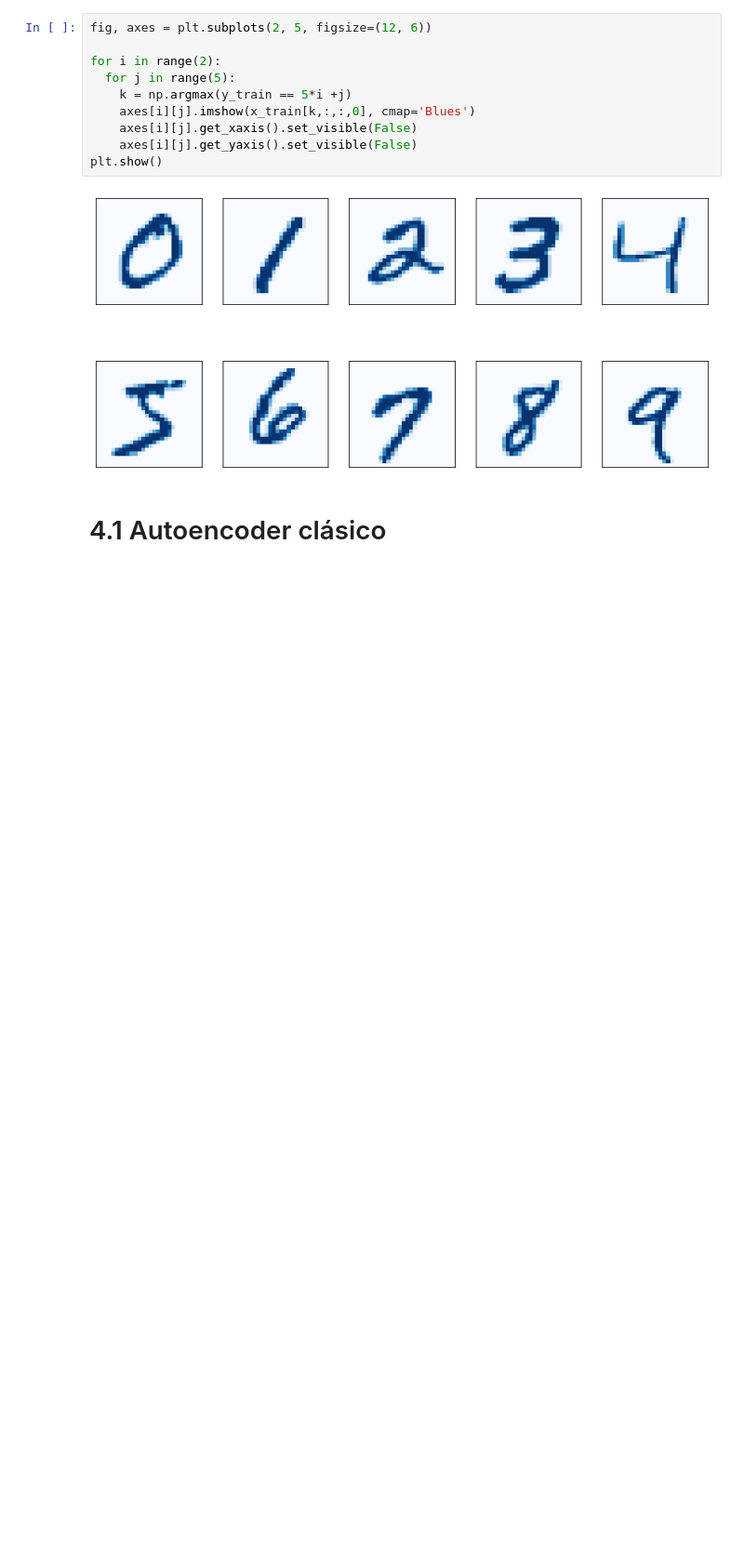
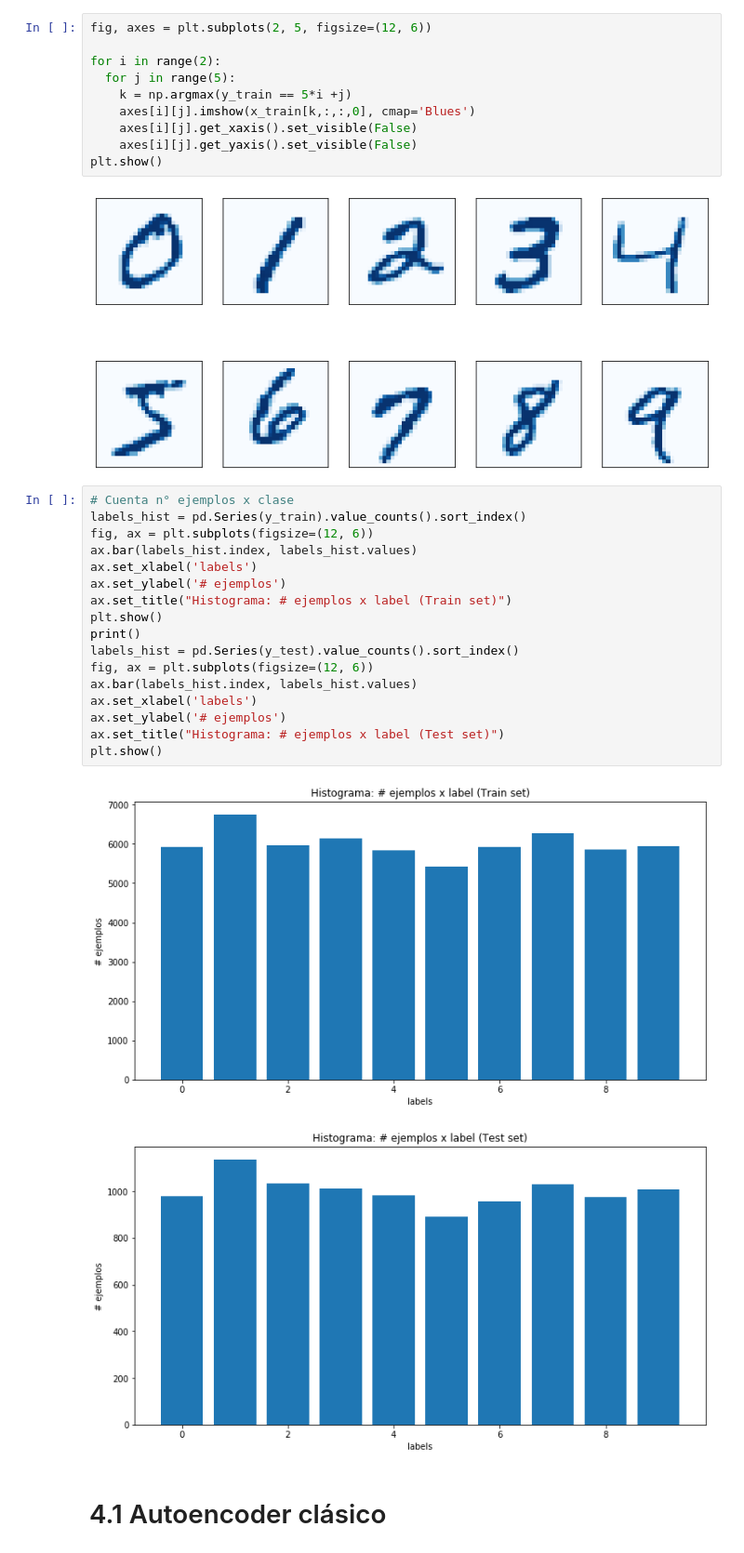
Before and after one commit to mibanez-parraguez/INF395-Tarea2, a Jupyter notebook: T2_p4.ipynb, the cells around one changed output. Shown at 93% size. Saved outputs shown, nothing was run; the diff lists cells and outputs as text; blank space fills up the shorter version.

```diff
--- a/T2_p4.ipynb
+++ b/T2_p4.ipynb
@@ -86,5 +78,25 @@ for i in range(2):
 plt.show()
 # %% [output]
 [figure]
+# %%
+# Cuenta n° ejemplos x clase
+labels_hist = pd.Series(y_train).value_counts().sort_index()
+fig, ax = plt.subplots(figsize=(12, 6))
+ax.bar(labels_hist.index, labels_hist.values)
+ax.set_xlabel('labels')
+ax.set_ylabel('# ejemplos')
+ax.set_title("Histograma: # ejemplos x label (Train set)")
+plt.show()
+print()
+labels_hist = pd.Series(y_test).value_counts().sort_index()
+fig, ax = plt.subplots(figsize=(12, 6))
+ax.bar(labels_hist.index, labels_hist.values)
+ax.set_xlabel('labels')
+ax.set_ylabel('# ejemplos')
+ax.set_title("Histograma: # ejemplos x label (Test set)")
+plt.show()
+# %% [output]
+[figure, added]
+[figure, added]
 # %% [markdown]
 # 4.1 Autoencoder clásico
```
Also changed, not shown: parts of 75 cells of this notebook.
